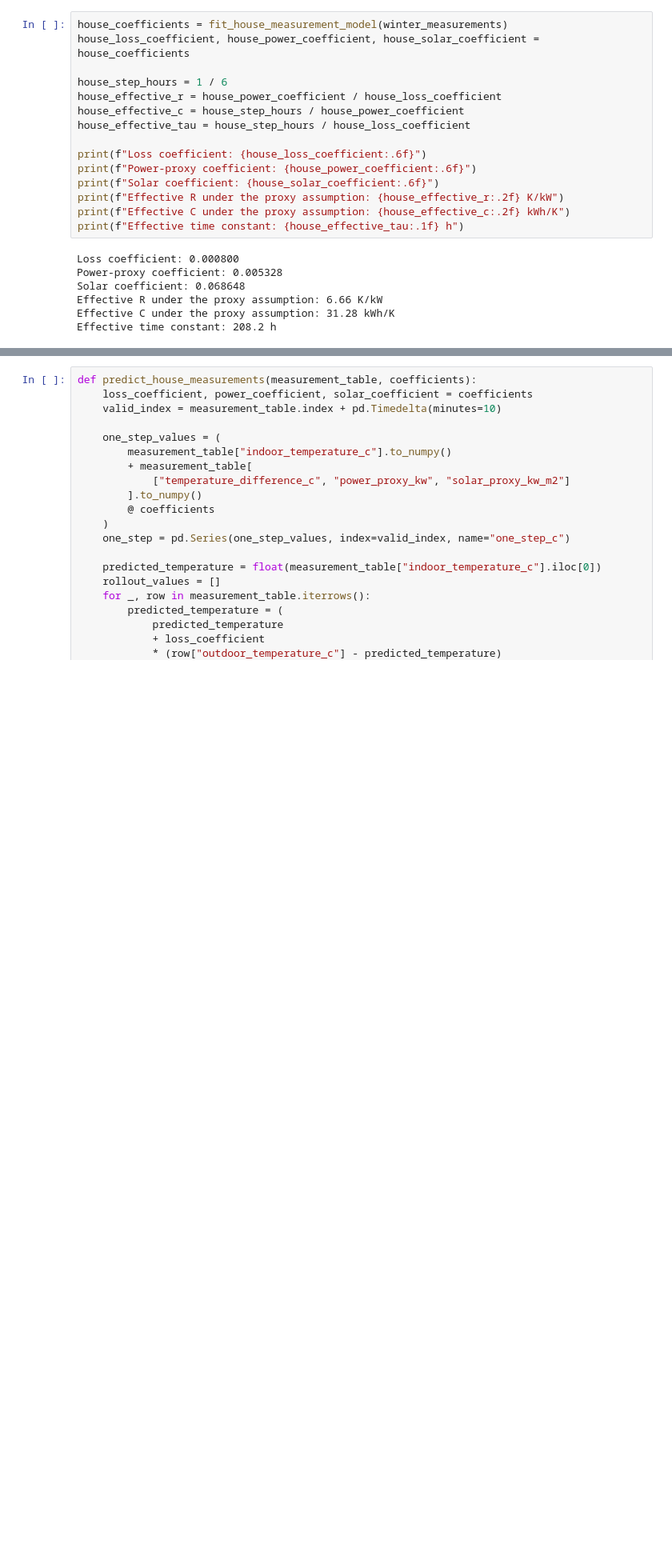
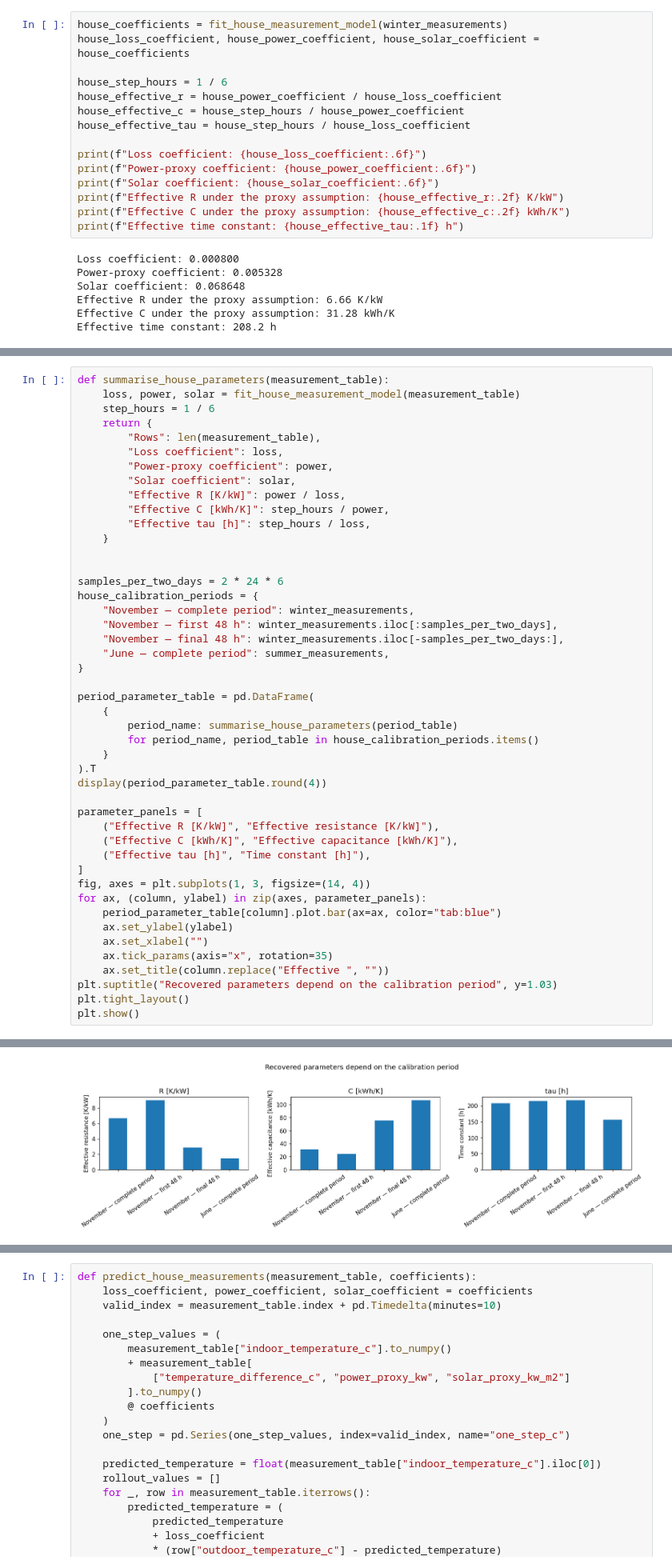
Before and after one commit to akylasstrat/BENV0169_26-27, a Jupyter notebook: tutorial_6_2_rc_model_identification_solution.ipynb, the cells around one changed output, grey strips where cells are left out. Shown at 80% size. Drawn from its saved outputs; the diff is of its cells as text; blank space fills up the shorter version.

```diff
--- a/tutorial_6_2_rc_model_identification_solution.ipynb
+++ b/tutorial_6_2_rc_model_identification_solution.ipynb
@@ -411,0 +427,47 @@ Effective time constant: 208.2 h
+# %%
+def summarise_house_parameters(measurement_table):
+    loss, power, solar = fit_house_measurement_model(measurement_table)
+    step_hours = 1 / 6
+    return {
+        "Rows": len(measurement_table),
+        "Loss coefficient": loss,
+        "Power-proxy coefficient": power,
+        "Solar coefficient": solar,
+        "Effective R [K/kW]": power / loss,
+        "Effective C [kWh/K]": step_hours / power,
+        "Effective tau [h]": step_hours / loss,
+    }
+
+
+samples_per_two_days = 2 * 24 * 6
+house_calibration_periods = {
+    "November — complete period": winter_measurements,
+    "November — first 48 h": winter_measurements.iloc[:samples_per_two_days],
+    "November — final 48 h": winter_measurements.iloc[-samples_per_two_days:],
+    "June — complete period": summer_measurements,
+}
+
+period_parameter_table = pd.DataFrame(
+    {
+        period_name: summarise_house_parameters(period_table)
+        for period_name, period_table in house_calibration_periods.items()
+    }
+).T
+display(period_parameter_table.round(4))
+
+parameter_panels = [
+    ("Effective R [K/kW]", "Effective resistance [K/kW]"),
+    ("Effective C [kWh/K]", "Effective capacitance [kWh/K]"),
+    ("Effective tau [h]", "Time constant [h]"),
+]
+fig, axes = plt.subplots(1, 3, figsize=(14, 4))
+for ax, (column, ylabel) in zip(axes, parameter_panels):
+    period_parameter_table[column].plot.bar(ax=ax, color="tab:blue")
+    ax.set_ylabel(ylabel)
+    ax.set_xlabel("")
+    ax.tick_params(axis="x", rotation=35)
+    ax.set_title(column.replace("Effective ", ""))
+plt.suptitle("Recovered parameters depend on the calibration period", y=1.03)
+plt.tight_layout()
+plt.show()
+# %% [output]
@@ -411,0 +479 @@ Effective time constant: 208.2 h
+[figure, added]
```
Also changed, not shown: parts of 6 cells of this notebook, 10 other files.
